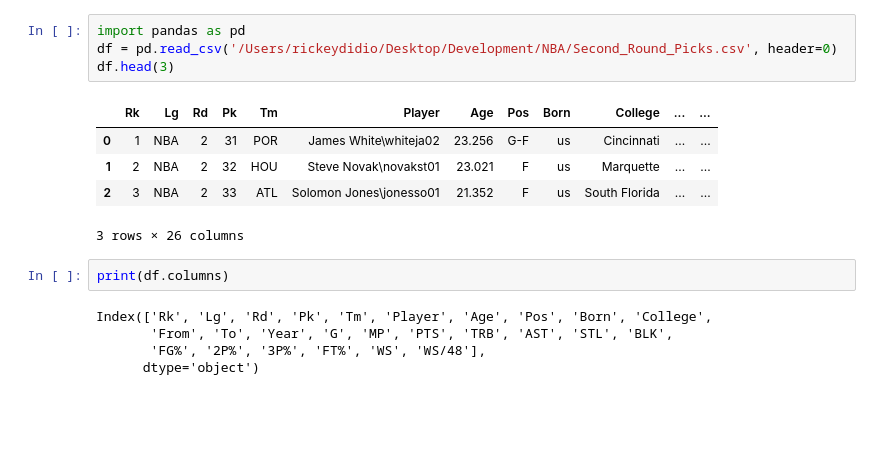
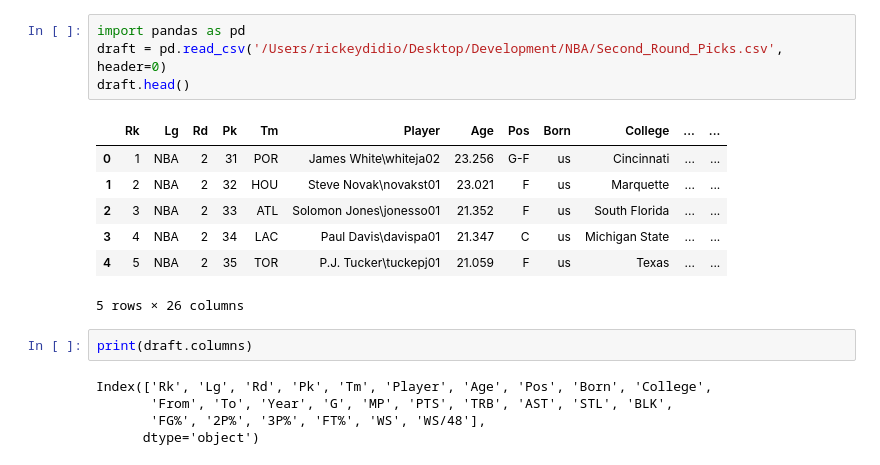
Before and after one commit to rickeydidio/NBA2ndRoundPicks, a Jupyter notebook: draft.ipynb, the cells around one changed output. Drawn from its saved outputs; the diff is of its cells as text; blank space fills up the shorter version.

```diff
--- a/draft.ipynb
+++ b/draft.ipynb
@@ -1,15 +1,17 @@
 # %%
 import pandas as pd
-df = pd.read_csv('/Users/rickeydidio/Desktop/Development/NBA/Second_Round_Picks.csv', header=0)
-df.head(3)
+draft = pd.read_csv('/Users/rickeydidio/Desktop/Development/NBA/Second_Round_Picks.csv', header=0)
+draft.head()
 # %% [output]
 |  | Rk | Lg | Rd | Pk | Tm | Player | Age | Pos | Born | College | ... | ... |
 | 0 | 1 | NBA | 2 | 31 | POR | James White\whiteja02 | 23.256 | G-F | us | Cincinnati | ... | ... |
 | 1 | 2 | NBA | 2 | 32 | HOU | Steve Novak\novakst01 | 23.021 | F | us | Marquette | ... | ... |
 | 2 | 3 | NBA | 2 | 33 | ATL | Solomon Jones\jonesso01 | 21.352 | F | us | South Florida | ... | ... |
+| 3 | 4 | NBA | 2 | 34 | LAC | Paul Davis\davispa01 | 21.347 | C | us | Michigan State | ... | ... |
+| 4 | 5 | NBA | 2 | 35 | TOR | P.J. Tucker\tuckepj01 | 21.059 | F | us | Texas | ... | ... |
-3 rows × 26 columns
+5 rows × 26 columns
 # %%
-print(df.columns)
+print(draft.columns)
 # %% [output]
 Index(['Rk', 'Lg', 'Rd', 'Pk', 'Tm', 'Player', 'Age', 'Pos', 'Born', 'College',
        'From', 'To', 'Year', 'G', 'MP', 'PTS', 'TRB', 'AST', 'STL', 'BLK',
```
Also changed, not shown: parts of 4 cells of this notebook.
